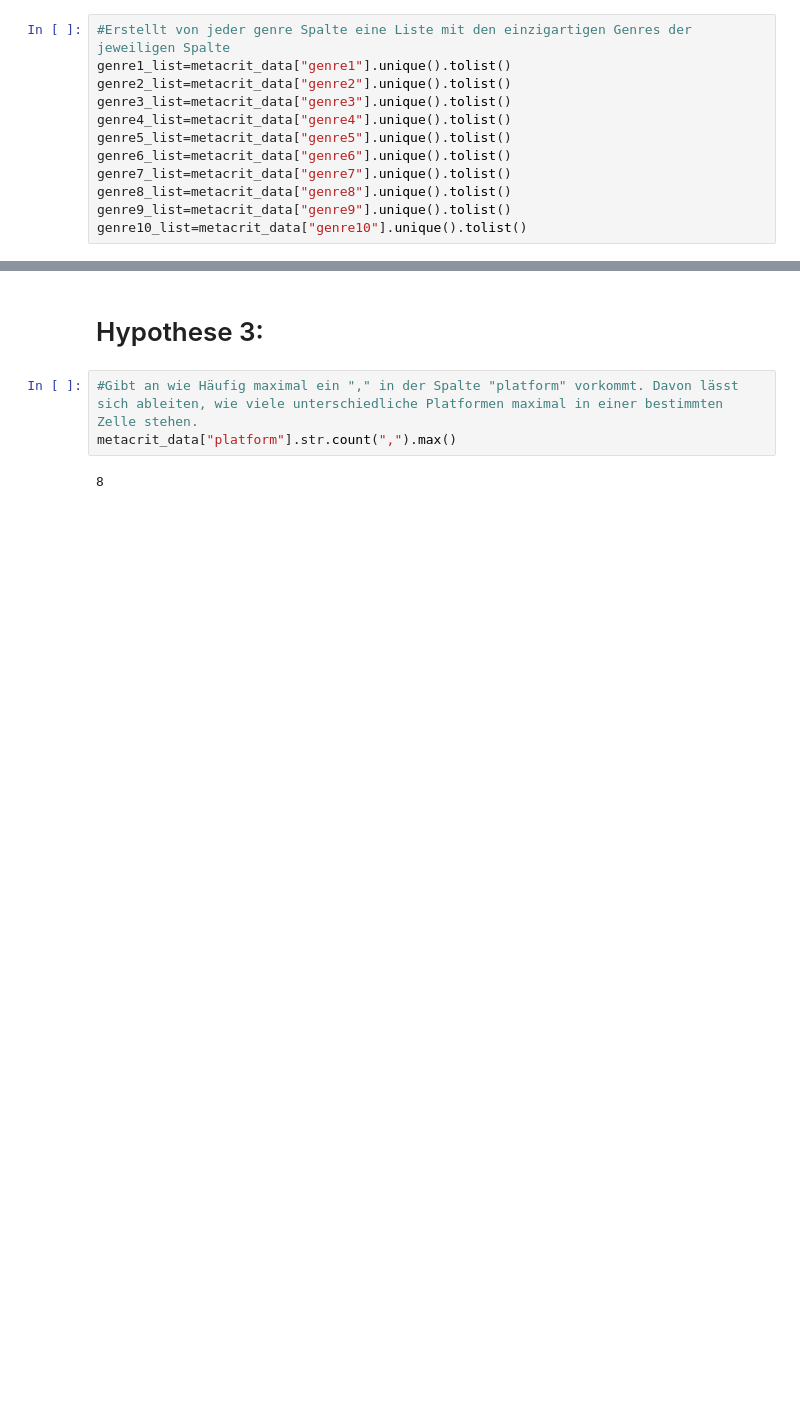
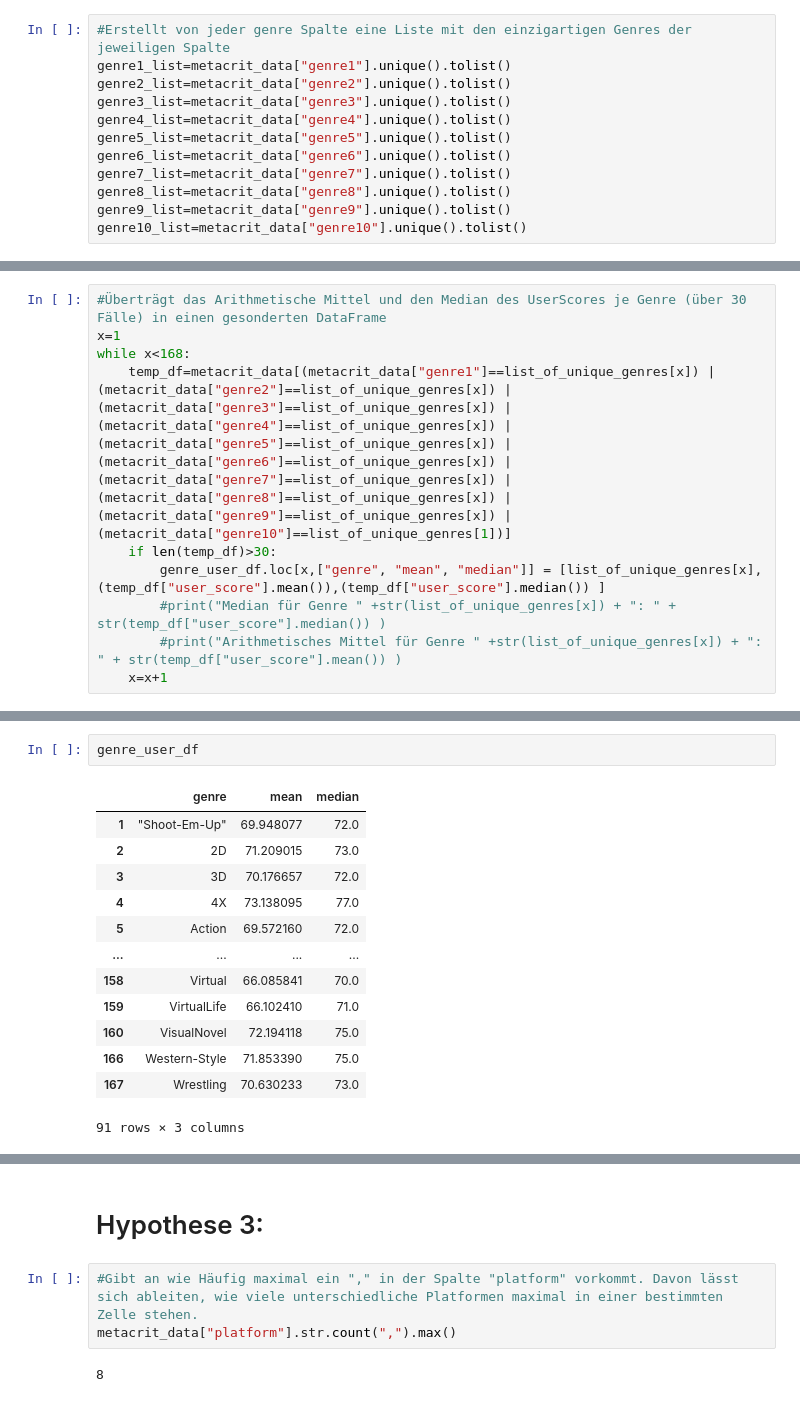
Before and after one commit to Marek-TL/BachelorThesis, a Jupyter notebook: bachelor_notebook.ipynb, the cells around one changed output, grey strips where cells are left out. Drawn from its saved outputs; the diff is of its cells as text; blank space fills up the shorter version.

```diff
--- a/bachelor_notebook.ipynb
+++ b/bachelor_notebook.ipynb
@@ -779,0 +761,10 @@ len(temp_df)
+# %%
+#Überträgt das Arithmetische Mittel und den Median des UserScores je Genre (über 30 Fälle) in einen gesonderten DataFrame
+x=1
+while x<168:
+    temp_df=metacrit_data[(metacrit_data["genre1"]==list_of_unique_genres[x]) | (metacrit_data["genre2"]==list_of_unique_genres[x]) | (metacrit_data["genre3"]==list_of_unique_genres[x]) | (metacrit_data["genre4"]==list_of_unique_genres[x]) | (metacrit_data["genre5"]==list_of_unique_genres[x]) | (metacrit_data["genre6"]==list_of_unique_genres[x]) | (metacrit_data["genre7"]==list_of_unique_genres[x]) | (metacrit_data["genre8"]==list_of_unique_genres[x]) | (metacrit_data["genre9"]==list_of_unique_genres[x]) | (metacrit_data["genre10"]==list_of_unique_genres[1])]
+    if len(temp_df)>30:
+        genre_user_df.loc[x,["genre", "mean", "median"]] = [list_of_unique_genres[x], (temp_df["user_score"].mean()),(temp_df["user_score"].median()) ]
+        #print("Median für Genre " +str(list_of_unique_genres[x]) + ": " + str(temp_df["user_score"].median()) )
+        #print("Arithmetisches Mittel für Genre " +str(list_of_unique_genres[x]) + ": " + str(temp_df["user_score"].mean()) )
+    x=x+1
@@ -779,0 +805,16 @@ len(temp_df)
+# %%
+genre_user_df
+# %% [output]
+|  | genre | mean | median |
+| 1 | "Shoot-Em-Up" | 69.948077 | 72.0 |
+| 2 | 2D | 71.209015 | 73.0 |
+| 3 | 3D | 70.176657 | 72.0 |
+| 4 | 4X | 73.138095 | 77.0 |
+| 5 | Action | 69.572160 | 72.0 |
+| ... | ... | ... | ... |
+| 158 | Virtual | 66.085841 | 70.0 |
+| 159 | VirtualLife | 66.102410 | 71.0 |
+| 160 | VisualNovel | 72.194118 | 75.0 |
+| 166 | Western-Style | 71.853390 | 75.0 |
+| 167 | Wrestling | 70.630233 | 73.0 |
+91 rows × 3 columns
```
Also changed, not shown: parts of 22 cells of this notebook, 8 other files.
